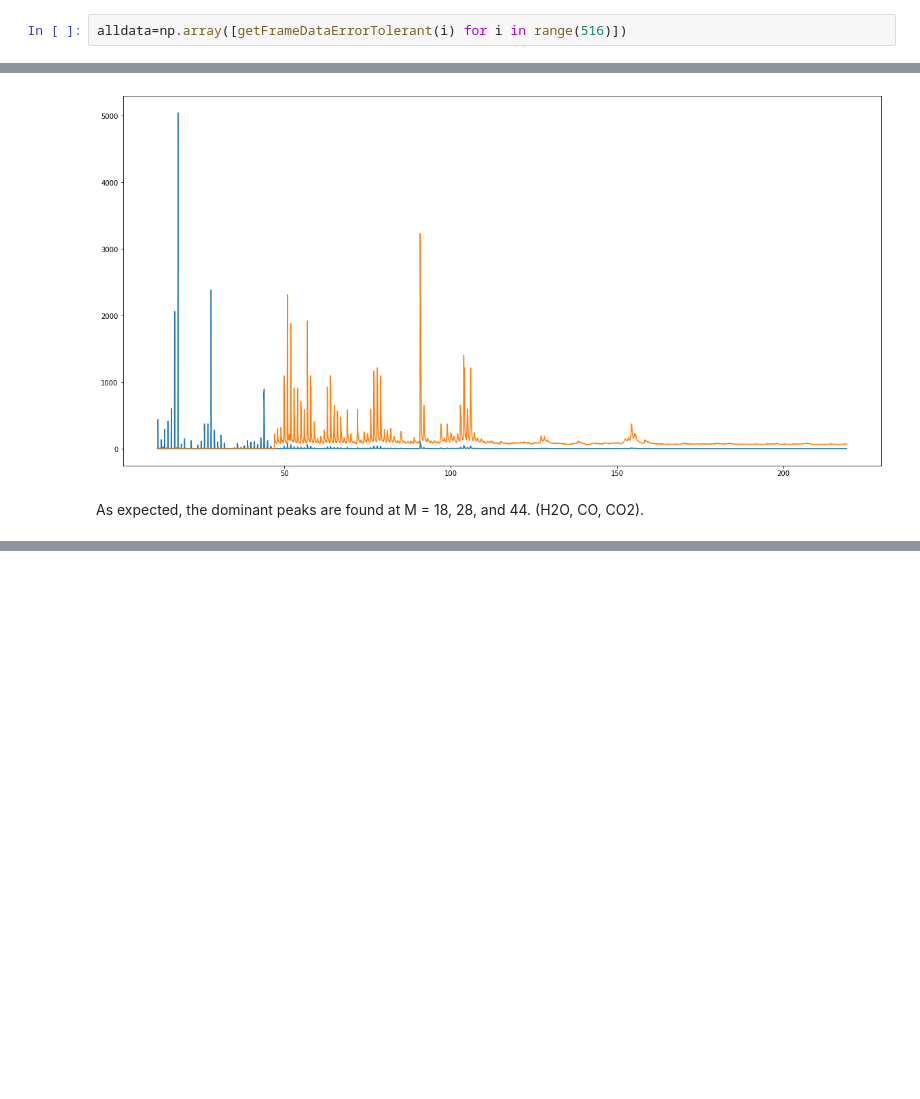
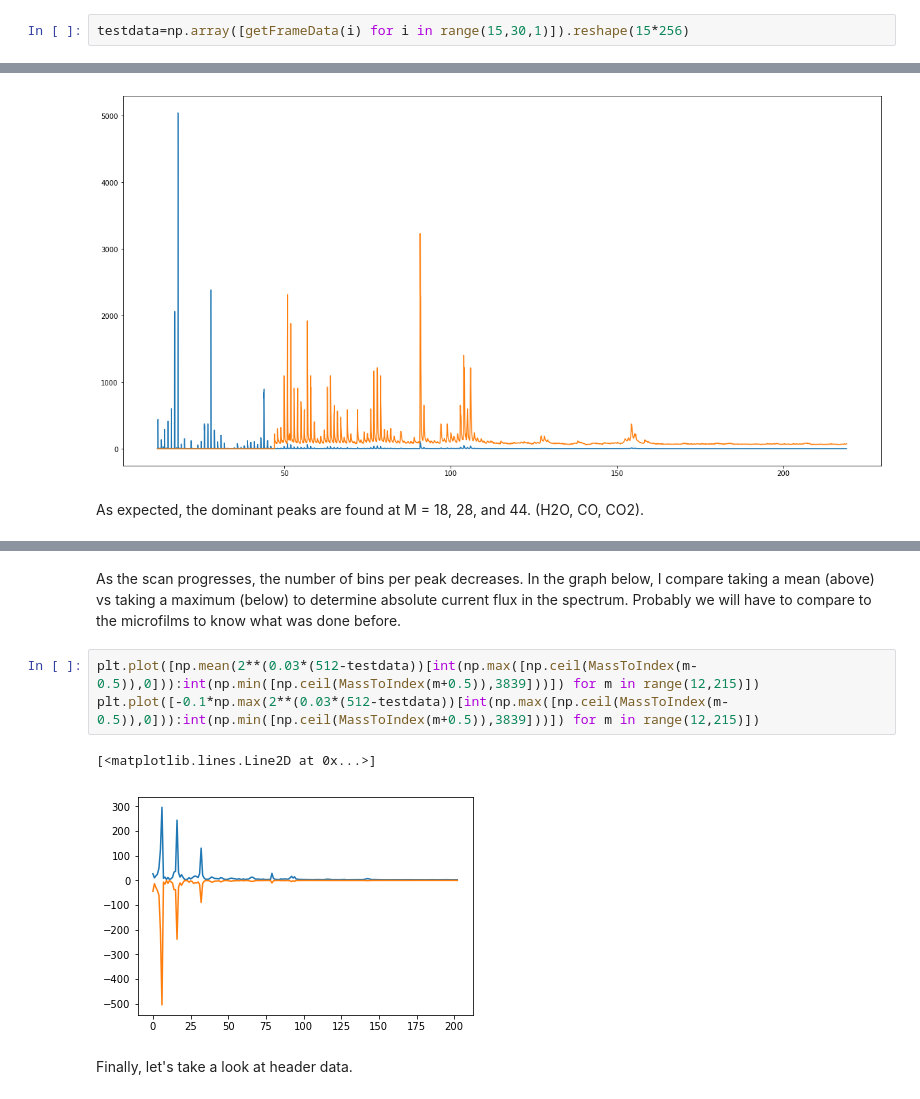
Before and after one commit to CHandmer/GCMS-decoding-effort, a Jupyter notebook: Data Exploration.ipynb, the cells around one changed output, grey strips where cells are left out. Cells and saved outputs as stored; diff of their text form; blank space fills up the shorter version.

```diff
--- a/Data Exploration.ipynb
+++ b/Data Exploration.ipynb
@@ -318,2 +288,2 @@ plt.plot(512-getFrameDataErrorTolerant(515))
 # %%
-alldata=np.array([getFrameDataErrorTolerant(i) for i in range(516)])
+testdata=np.array([getFrameData(i) for i in range(15,30,1)]).reshape(15*256)
@@ -371,3 +329,13 @@ plt.plot([IndexToMass(i) for i in range(1800)],2**(0.03*(512-alldata[1][:1800]))
 # %% [output]
 [<matplotlib.lines.Line2D at 0x...>]
 [figure]
+# %% [markdown]
+As the scan progresses, the number of bins per peak decreases. In the graph below, I compare taking a mean (above) vs taking a maximum (below) to determine absolute current flux in the spectrum. Probably we will have to compare to the microfilms to know what was done before.
+# %%
+plt.plot([np.mean(2**(0.03*(512-testdata))[int(np.max([np.ceil(MassToIndex(m-0.5)),0])):int(np.min([np.ceil(MassToIndex(m+0.5)),3839]))]) for m in range(12,215)])
+plt.plot([-0.1*np.max(2**(0.03*(512-testdata))[int(np.max([np.ceil(MassToIndex(m-0.5)),0])):int(np.min([np.ceil(MassToIndex(m+0.5)),3839]))]) for m in range(12,215)])
+# %% [output]
+[<matplotlib.lines.Line2D at 0x...>]
+[figure, added]
+# %% [markdown]
+Finally, let's take a look at header data.
```
Also changed, not shown: parts of 16 cells of this notebook, 1 other file.
